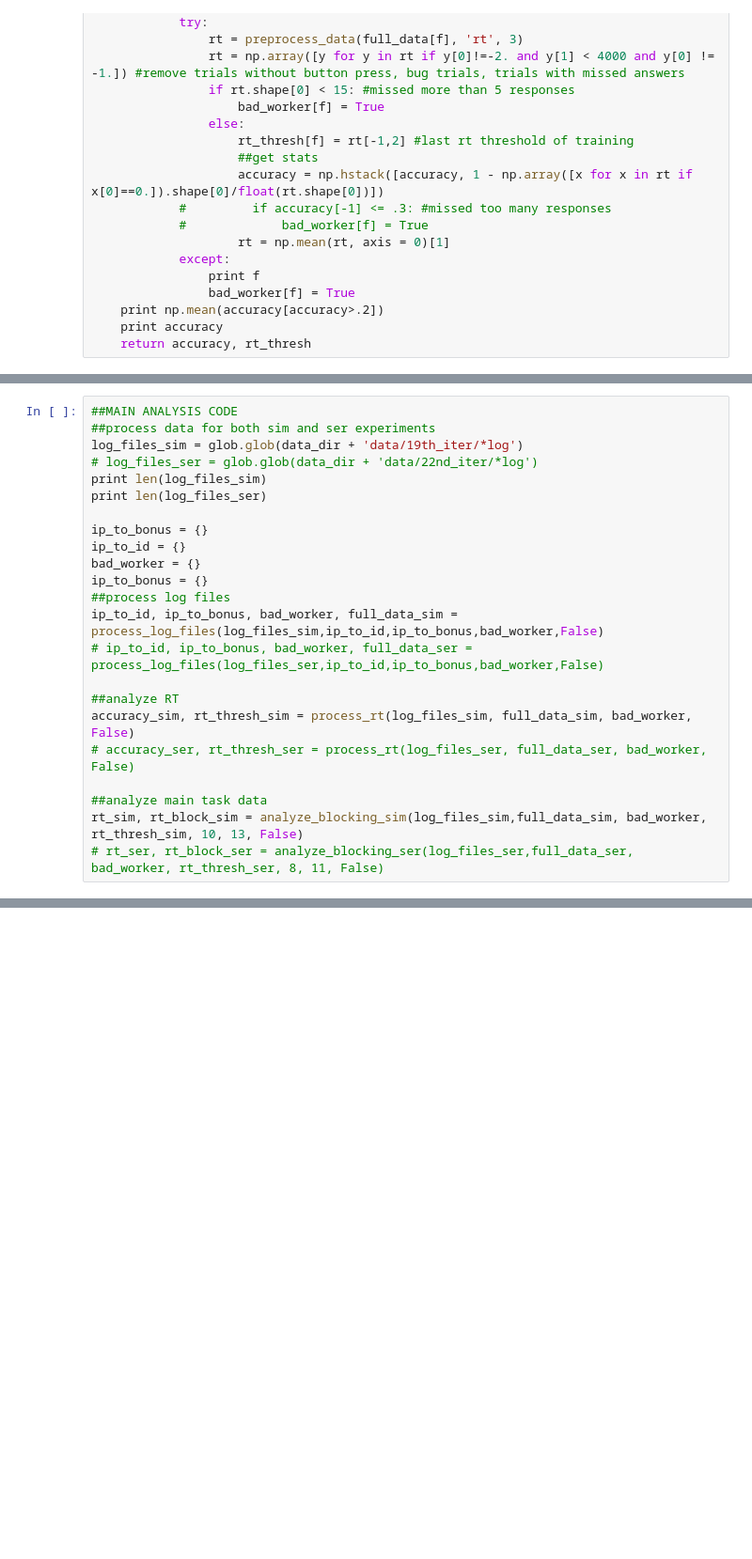
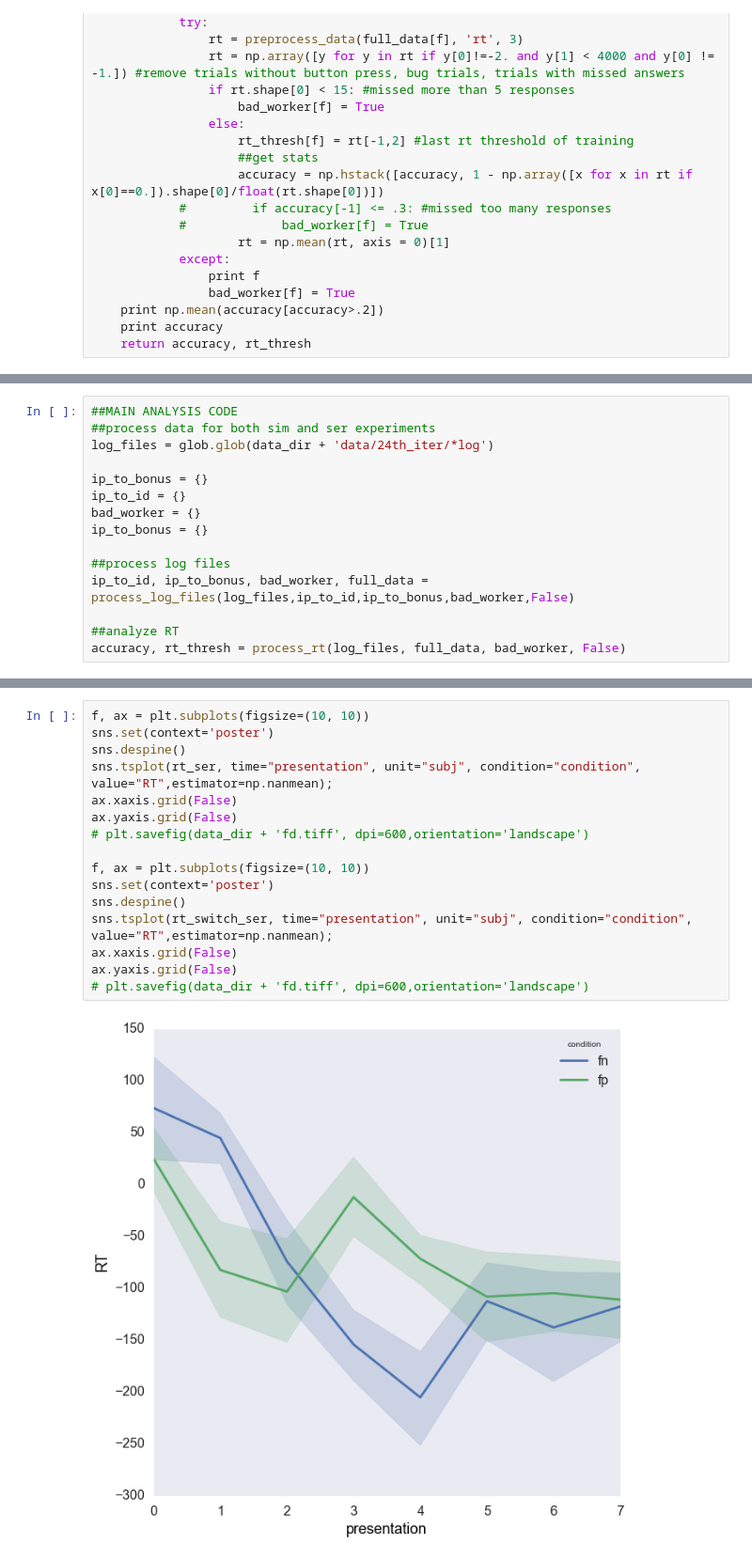
Before and after one commit to iancballard/feature-discrimination-analysis, a Jupyter notebook: analyze_results_fmri.ipynb, the cells around one changed output, grey strips where cells are left out. Shown at 94% size. Drawn from its saved outputs; the diff is of its cells as text; blank space fills up the shorter version.

```diff
--- a/analyze_results_fmri.ipynb
+++ b/analyze_results_fmri.ipynb
@@ -492,24 +202,16 @@ def analyze_blocking_sim(log_files,full_data, bad_worker, rt_thresh_sim, num_tri
 # %%
 ##MAIN ANALYSIS CODE
 ##process data for both sim and ser experiments
-log_files_sim = glob.glob(data_dir + 'data/19th_iter/*log')
-# log_files_ser = glob.glob(data_dir + 'data/22nd_iter/*log')
-print len(log_files_sim)
-print len(log_files_ser)
+log_files = glob.glob(data_dir + 'data/24th_iter/*log')
 
 ip_to_bonus = {}
 ip_to_id = {}
 bad_worker = {}
 ip_to_bonus = {}
+
 ##process log files
-ip_to_id, ip_to_bonus, bad_worker, full_data_sim = process_log_files(log_files_sim,ip_to_id,ip_to_bonus,bad_worker,False)
-# ip_to_id, ip_to_bonus, bad_worker, full_data_ser = process_log_files(log_files_ser,ip_to_id,ip_to_bonus,bad_worker,False)
+ip_to_id, ip_to_bonus, bad_worker, full_data = process_log_files(log_files,ip_to_id,ip_to_bonus,bad_worker,False)
 
 ##analyze RT
-accuracy_sim, rt_thresh_sim = process_rt(log_files_sim, full_data_sim, bad_worker, False)
-# accuracy_ser, rt_thresh_ser = process_rt(log_files_ser, full_data_ser, bad_worker, False)
-
-##analyze main task data
-rt_sim, rt_block_sim = analyze_blocking_sim(log_files_sim,full_data_sim, bad_worker, rt_thresh_sim, 10, 13, False)
-# rt_ser, rt_block_ser = analyze_blocking_ser(log_files_ser,full_data_ser, bad_worker, rt_thresh_ser, 8, 11, False)
+accuracy, rt_thresh = process_rt(log_files, full_data, bad_worker, False)
 # %% [output]
@@ -529,0 +274,18 @@ sim fn accuracy is 0.5125
+# %%
+f, ax = plt.subplots(figsize=(10, 10))
+sns.set(context='poster')
+sns.despine()
+sns.tsplot(rt_ser, time="presentation", unit="subj", condition="condition", value="RT",estimator=np.nanmean);
+ax.xaxis.grid(False)
+ax.yaxis.grid(False)
+# plt.savefig(data_dir + 'fd.tiff', dpi=600,orientation='landscape')
+
+f, ax = plt.subplots(figsize=(10, 10))
+sns.set(context='poster')
+sns.despine()
+sns.tsplot(rt_switch_ser, time="presentation", unit="subj", condition="condition", value="RT",estimator=np.nanmean);
+ax.xaxis.grid(False)
+ax.yaxis.grid(False)
+# plt.savefig(data_dir + 'fd.tiff', dpi=600,orientation='landscape')
+# %% [output]
+[figure, added]
```
Also changed, not shown: parts of 20 cells of this notebook.
